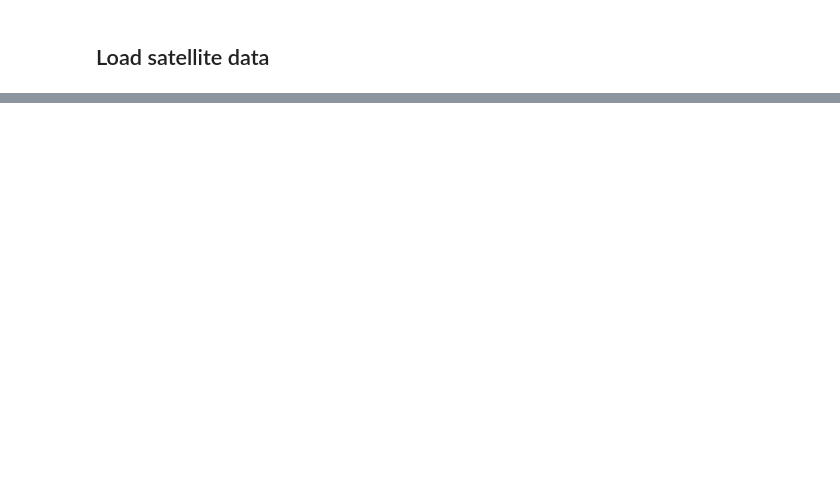
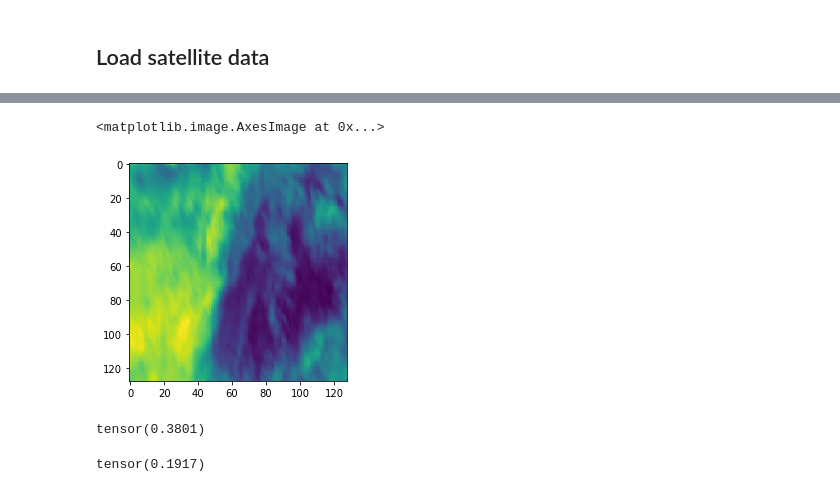
Before and after one commit to openclimatefix/predict_pv_yield_OLD, a Jupyter notebook: notebooks/data_analysis/ML_experiment_001.ipynb, the cells around one changed output, grey strips where cells are left out. Saved outputs shown, nothing was run; the diff lists cells and outputs as text; code cells hidden in the pictures; blank space fills up the shorter version.

```diff
--- a/notebooks/data_analysis/ML_experiment_001.ipynb
+++ b/notebooks/data_analysis/ML_experiment_001.ipynb
@@ -210,8 +263,9 @@ class PVDataset(Dataset):
         sat_data = sat_data[np.newaxis]
         pv_data = np.array([pv_data])
 
-        assert not any(np.isnan(pv_data).flatten())
-        assert not any(np.isnan(sat_data).flatten())
+        if any(np.isnan(pv_data).flatten()) or any(np.isnan(sat_data).flatten()):
+            print('NaNs detected!  Trying again!')
+            return self.__getitem__(np.random.randint(low=0, high=len(self)-1))
 
         return torch.cuda.FloatTensor(sat_data), torch.cuda.FloatTensor(pv_data)
 # %%
@@ -233,9 +300,9 @@ dataloader = DataLoader(pv_dataset_train, batch_size=16, shuffle=True, drop_last
 class Net(nn.Module):
     def __init__(self):
         super(Net, self).__init__()
-        self.conv1 = nn.Conv2d(in_channels=1, out_channels=6, kernel_size=5)
+        self.conv1 = nn.Conv2d(in_channels=1, out_channels=12, kernel_size=5)
         self.pool = nn.MaxPool2d(kernel_size=2, stride=2)
-        self.conv2 = nn.Conv2d(in_channels=6, out_channels=16, kernel_size=5)
+        self.conv2 = nn.Conv2d(in_channels=12, out_channels=16, kernel_size=5)
         self.fc1 = nn.Linear(16 * 29 * 29, 120)
         self.fc2 = nn.Linear(120, 84)
         self.fc3 = nn.Linear(84, 1)
@@ -258,7 +325,7 @@ net = Net().cuda()
 optimizer = optim.SGD(net.parameters(), lr=0.01)
 loss_func = nn.MSELoss()
 # %%
-STATS_PERIOD = 5
+STATS_PERIOD = 50
 
 losses = []
 n = len(dataloader)
@@ -295,13 +382,23 @@ plt.plot(losses);
 # %%
-for inputs, target in DataLoader(pv_dataset_test, batch_size=4, shuffle=False, drop_last=True):
-    break
+test_i = 0
+for inputs, target in DataLoader(pv_dataset_test, batch_size=64, shuffle=False, drop_last=True):
+    test_i += 1
+    if test_i == 200:
+        break
 # %%
 output = net(inputs)
 # %%
-i = 2
+i = 30
 plt.imshow(inputs[i, 0].cpu(), origin='upper')
+# %% [output]
+<matplotlib.image.AxesImage at 0x...>
+[figure, added]
 # %%
 output[i, 0].detach().cpu()
+# %% [output]
+tensor(0.3801)
 # %%
 target[i, 0].detach().cpu()
+# %% [output]
+tensor(0.1917)
 # %%
```
Also changed, not shown: parts of 14 cells of this notebook.
